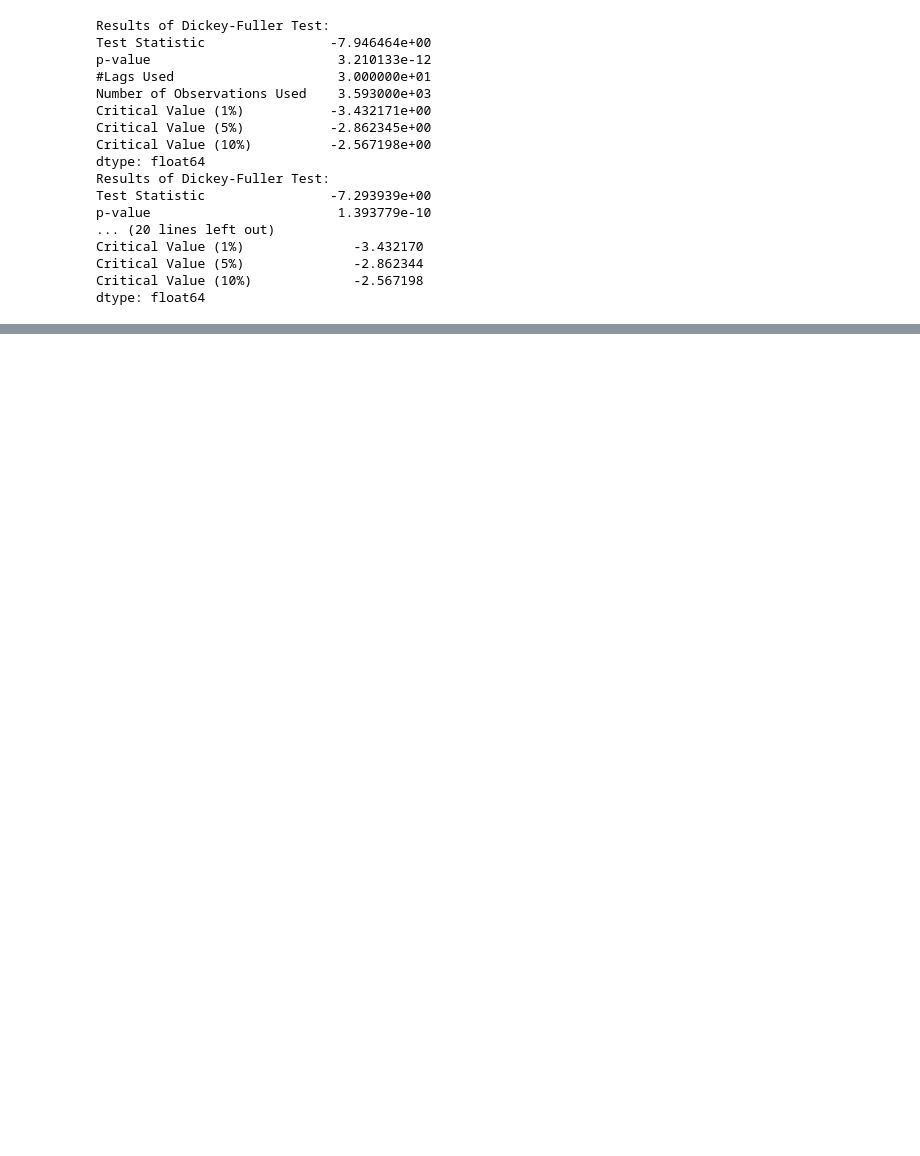
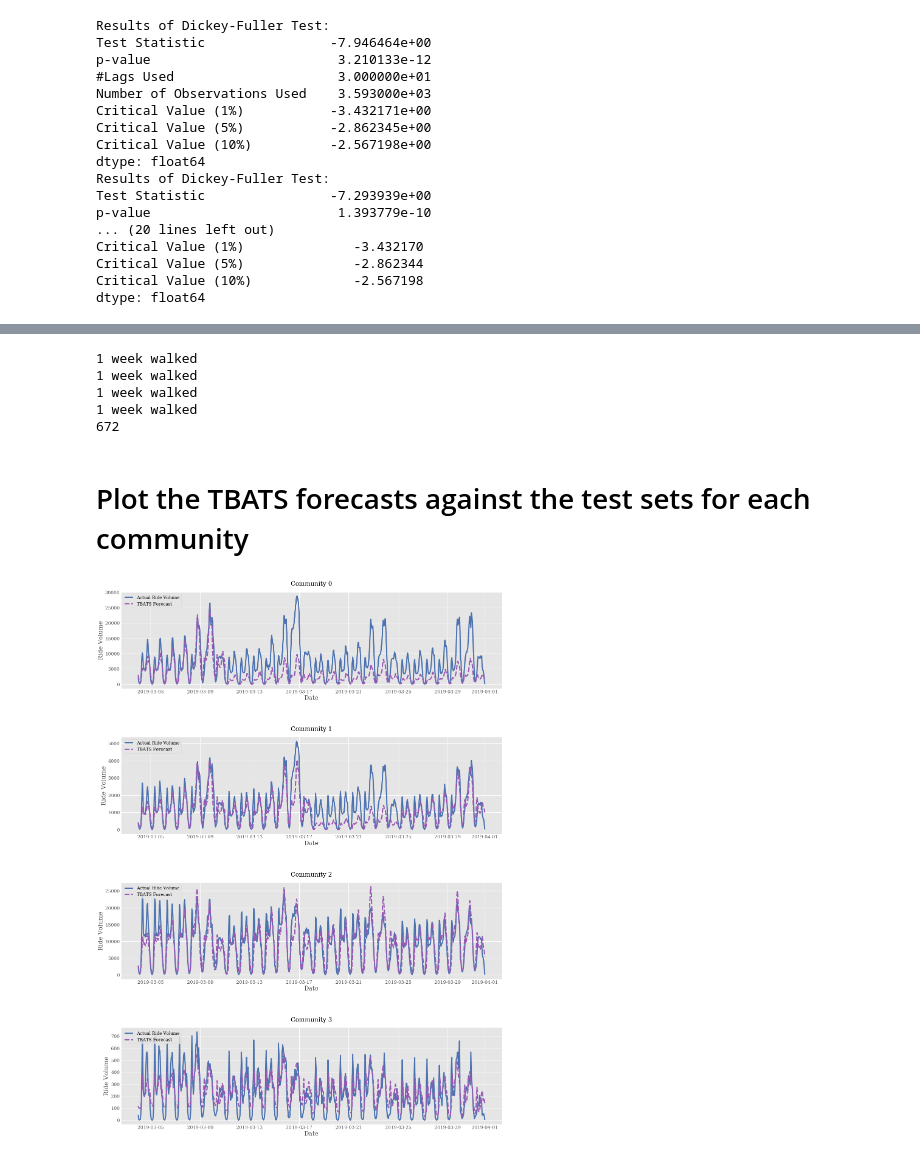
Before and after one commit to brhirsch/statistical_analysis_of_chicago_rideshare_volume, a Jupyter notebook: Testing Time series v1.ipynb, the cells around one changed output, grey strips where cells are left out. Saved outputs shown, nothing was run; the diff lists cells and outputs as text; code cells hidden in the pictures; blank space fills up the shorter version.

```diff
--- a/Testing Time series v1.ipynb
+++ b/Testing Time series v1.ipynb
@@ -677,0 +221,6 @@ pd.DataFrame(com3_y_forecast_full).to_csv(r'C:\Users\BRANDIN_HIRSCH\Desktop\TBAT
+# %%
+tbats_walkforward_1=tbats_walkforward_validation(com1,168,4,seasonal_periods=(24,168))
+
+tbats_walkforward_1.to_csv(r'C:\Users\BRANDIN_HIRSCH\Desktop\tbats_walkforward_community1.csv')
+
+print(len(tbats_walkforward_1))
@@ -677,0 +233,6 @@ pd.DataFrame(com3_y_forecast_full).to_csv(r'C:\Users\BRANDIN_HIRSCH\Desktop\TBAT
+# %%
+tbats_walkforward_2=tbats_walkforward_validation(com2,168,4,seasonal_periods=(24,168))
+
+tbats_walkforward_2.to_csv(r'C:\Users\BRANDIN_HIRSCH\Desktop\tbats_walkforward_community2.csv')
+
+print(len(tbats_walkforward_2))
@@ -677,0 +245,63 @@ pd.DataFrame(com3_y_forecast_full).to_csv(r'C:\Users\BRANDIN_HIRSCH\Desktop\TBAT
+# %%
+tbats_walkforward_3=tbats_walkforward_validation(com3,168,4,seasonal_periods=(24,168))
+
+tbats_walkforward_3.to_csv(r'C:\Users\BRANDIN_HIRSCH\Desktop\tbats_walkforward_community3.csv')
+
+print(len(tbats_walkforward_3))
+# %% [output]
+1 week walked
+1 week walked
+1 week walked
+1 week walked
+672
+# %% [markdown]
+# Plot the TBATS forecasts against the test sets for each community
+# %%
+#Plot forecast and actual values for last 4 weeks of dataset
+
+fig, (ax1,ax2,ax3,ax4)=plt.subplots(4,1,figsize=(20,30))
+
+fig.subplots_adjust(hspace=.5)
+style.use('ggplot')
+
+plt.xticks(rotation=90)
+
+#Function to plot TBATS test results
+def plot_forecasts(actual,forecast,ax,title):
+
+    comparison_df=pd.DataFrame(data={'Actual Ride Volume':actual,'TBATS Forecast':forecast})
+
+    sns.lineplot(data=comparison_df,ax=ax,palette = sns.color_palette(["#4c72b0","#9b59b6"]))
+
+
+    ax.legend(loc='upper left',fontsize=14)
+
+    ax.set_title(title,fontsize=20,pad=20)
+
+
+    ax.set_ylabel('Ride Volume',fontsize=20)
+
+    ax.set_xlabel('Date',fontsize=20)
+
+    for tick in ax.get_xticklabels():
+        tick.set_fontsize(15)
+        tick.set_rotation(0)
+
+    for tick in ax.get_yticklabels():
+        tick.set_fontsize(15)
+
+
+
+#Plot for community 0
+plot_forecasts(com0_y_to_test,tbats_walkforward_0.forecast,ax1,'Community 0')
+
+#Plot for community 1
+plot_forecasts(com1_y_to_test,tbats_walkforward_1.forecast,ax2,'Community 1')
+
+#Plot for community 2
+plot_forecasts(com2_y_to_test,tbats_walkforward_2.forecast,ax3,'Community 2')
+
+#Plot for community 3
+plot_forecasts(com3_y_to_test,tbats_walkforward_3.forecast,ax4,'Community 3')
+# %% [output]
+[figure, added]
```
Also changed, not shown: parts of 70 cells of this notebook, 3 other files.
